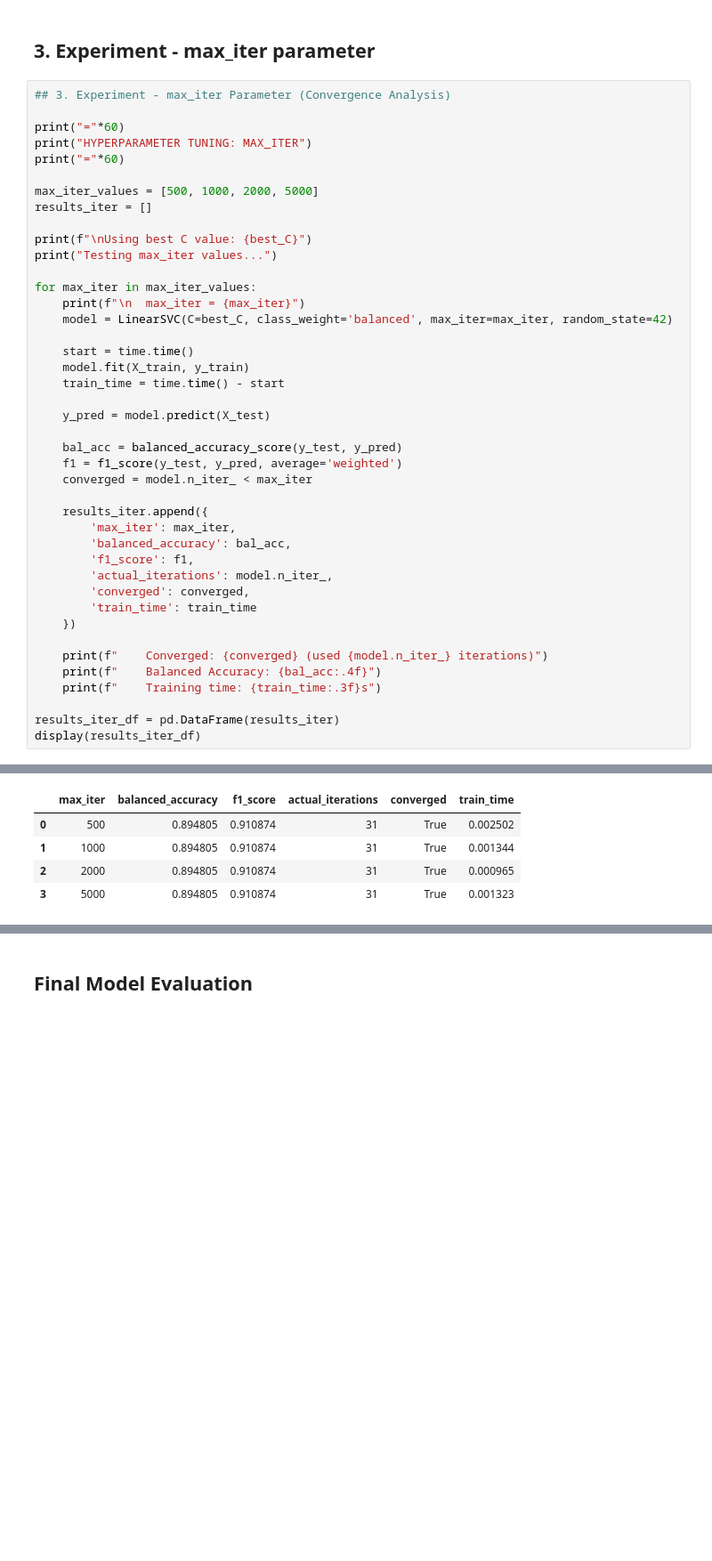
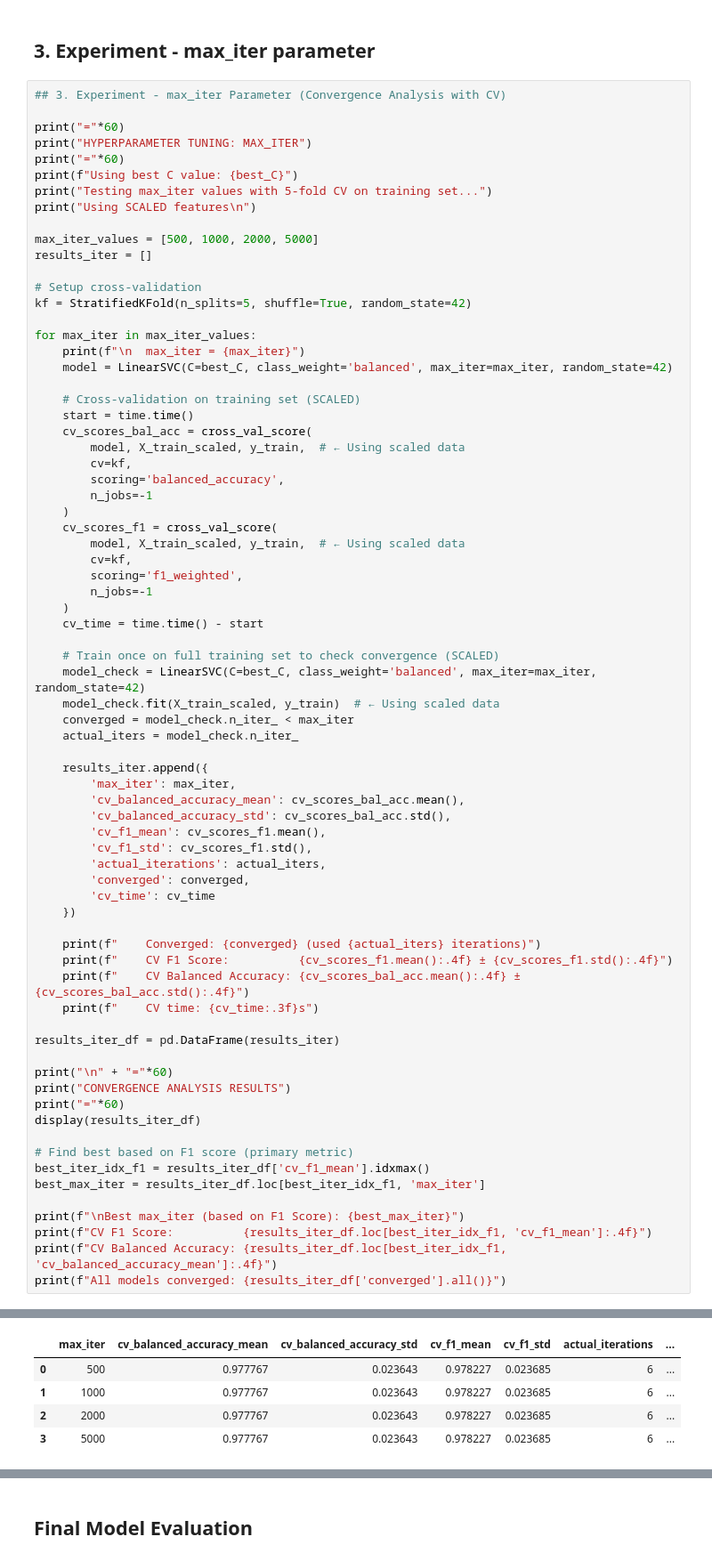
Before and after one commit to tomashobza/tuw_ml_seattle_crime, a Jupyter notebook: svm_breast_cancer/svm_breast_cancer.ipynb, the cells around one changed output, grey strips where cells are left out. Shown: that part at 89% size. Cells and saved outputs as stored; diff of their text form; blank space fills up the shorter version.

```diff
--- a/svm_breast_cancer/svm_breast_cancer.ipynb
+++ b/svm_breast_cancer/svm_breast_cancer.ipynb
@@ -262,47 +419,78 @@ plt.show()
 # %% [markdown]
 ## 3. Experiment - max_iter parameter
 # %%
-## 3. Experiment - max_iter Parameter (Convergence Analysis)
+## 3. Experiment - max_iter Parameter (Convergence Analysis with CV)
 
 print("="*60)
 print("HYPERPARAMETER TUNING: MAX_ITER")
 print("="*60)
+print(f"Using best C value: {best_C}")
+print("Testing max_iter values with 5-fold CV on training set...")
+print("Using SCALED features\n")
 
 max_iter_values = [500, 1000, 2000, 5000]
 results_iter = []
 
-print(f"\nUsing best C value: {best_C}")
-print("Testing max_iter values...")
+# Setup cross-validation
+kf = StratifiedKFold(n_splits=5, shuffle=True, random_state=42)
 
 for max_iter in max_iter_values:
     print(f"\n  max_iter = {max_iter}")
     model = LinearSVC(C=best_C, class_weight='balanced', max_iter=max_iter, random_state=42)
 
+    # Cross-validation on training set (SCALED)
     start = time.time()
-    model.fit(X_train, y_train)
-    train_time = time.time() - start
+    cv_scores_bal_acc = cross_val_score(
+        model, X_train_scaled, y_train,  # ← Using scaled data
+        cv=kf,
+        scoring='balanced_accuracy',
+        n_jobs=-1
+    )
+    cv_scores_f1 = cross_val_score(
+        model, X_train_scaled, y_train,  # ← Using scaled data
+        cv=kf,
+        scoring='f1_weighted',
+        n_jobs=-1
+    )
+    cv_time = time.time() - start
 
-    y_pred = model.predict(X_test)
-
-    bal_acc = balanced_accuracy_score(y_test, y_pred)
-    f1 = f1_score(y_test, y_pred, average='weighted')
-    converged = model.n_iter_ < max_iter
+    # Train once on full training set to check convergence (SCALED)
+    model_check = LinearSVC(C=best_C, class_weight='balanced', max_iter=max_iter, random_state=42)
+    model_check.fit(X_train_scaled, y_train)  # ← Using scaled data
+    converged = model_check.n_iter_ < max_iter
+    actual_iters = model_check.n_iter_
 
     results_iter.append({
         'max_iter': max_iter,
-        'balanced_accuracy': bal_acc,
-        'f1_score': f1,
-        'actual_iterations': model.n_iter_,
+        'cv_balanced_accuracy_mean': cv_scores_bal_acc.mean(),
+        'cv_balanced_accuracy_std': cv_scores_bal_acc.std(),
+        'cv_f1_mean': cv_scores_f1.mean(),
+        'cv_f1_std': cv_scores_f1.std(),
+        'actual_iterations': actual_iters,
         'converged': converged,
-        'train_time': train_time
+        'cv_time': cv_time
     })
 
-    print(f"    Converged: {converged} (used {model.n_iter_} iterations)")
-    print(f"    Balanced Accuracy: {bal_acc:.4f}")
-    print(f"    Training time: {train_time:.3f}s")
+    print(f"    Converged: {converged} (used {actual_iters} iterations)")
+    print(f"    CV F1 Score:          {cv_scores_f1.mean():.4f} ± {cv_scores_f1.std():.4f}")
+    print(f"    CV Balanced Accuracy: {cv_scores_bal_acc.mean():.4f} ± {cv_scores_bal_acc.std():.4f}")
+    print(f"    CV time: {cv_time:.3f}s")
 
 results_iter_df = pd.DataFrame(results_iter)
+
+print("\n" + "="*60)
+print("CONVERGENCE ANALYSIS RESULTS")
+print("="*60)
 display(results_iter_df)
+
+# Find best based on F1 score (primary metric)
+best_iter_idx_f1 = results_iter_df['cv_f1_mean'].idxmax()
+best_max_iter = results_iter_df.loc[best_iter_idx_f1, 'max_iter']
+
+print(f"\nBest max_iter (based on F1 Score): {best_max_iter}")
+print(f"CV F1 Score:          {results_iter_df.loc[best_iter_idx_f1, 'cv_f1_mean']:.4f}")
+print(f"CV Balanced Accuracy: {results_iter_df.loc[best_iter_idx_f1, 'cv_balanced_accuracy_mean']:.4f}")
+print(f"All models converged: {results_iter_df['converged'].all()}")
 # %% [output]
 ============================================================
 HYPERPARAMETER TUNING: MAX_ITER
@@ -324,5 +512,5 @@ Testing max_iter values...
-|  | max_iter | balanced_accuracy | f1_score | actual_iterations | converged | train_time |
-| 0 | 500 | 0.894805 | 0.910874 | 31 | True | 0.002502 |
-| 1 | 1000 | 0.894805 | 0.910874 | 31 | True | 0.001344 |
-| 2 | 2000 | 0.894805 | 0.910874 | 31 | True | 0.000965 |
-| 3 | 5000 | 0.894805 | 0.910874 | 31 | True | 0.001323 |
+|  | max_iter | cv_balanced_accuracy_mean | cv_balanced_accuracy_std | cv_f1_mean | cv_f1_std | actual_iterations | ... |
+| 0 | 500 | 0.977767 | 0.023643 | 0.978227 | 0.023685 | 6 | ... |
+| 1 | 1000 | 0.977767 | 0.023643 | 0.978227 | 0.023685 | 6 | ... |
+| 2 | 2000 | 0.977767 | 0.023643 | 0.978227 | 0.023685 | 6 | ... |
+| 3 | 5000 | 0.977767 | 0.023643 | 0.978227 | 0.023685 | 6 | ... |
```
Also changed, not shown: parts of 7 cells of this notebook.
